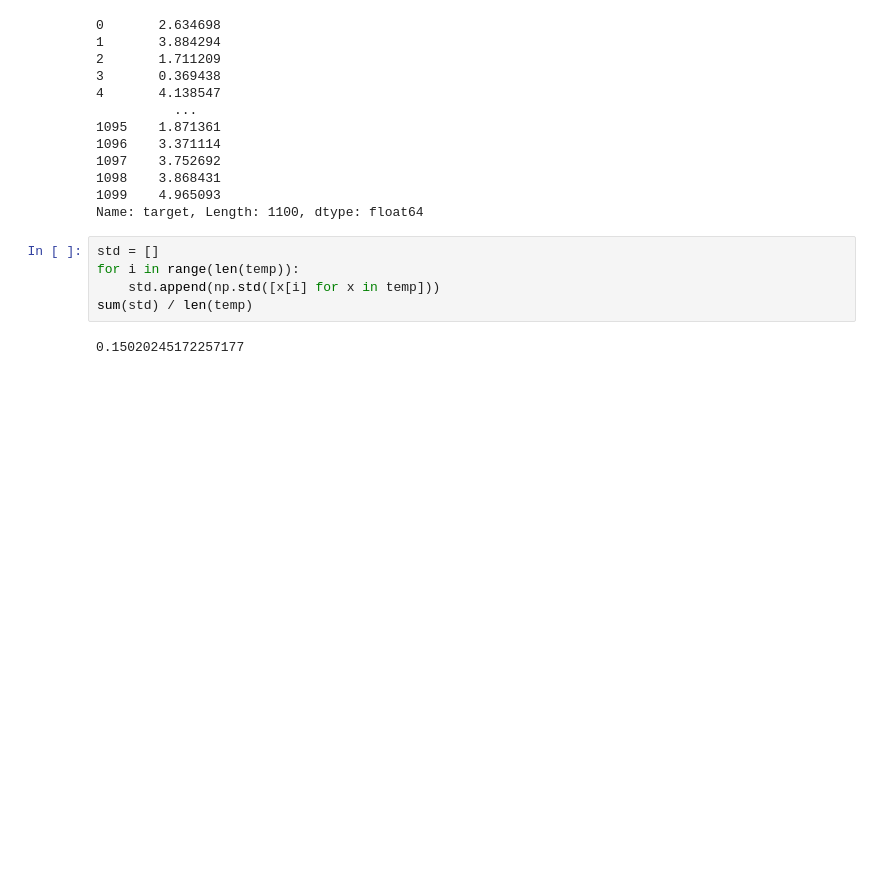
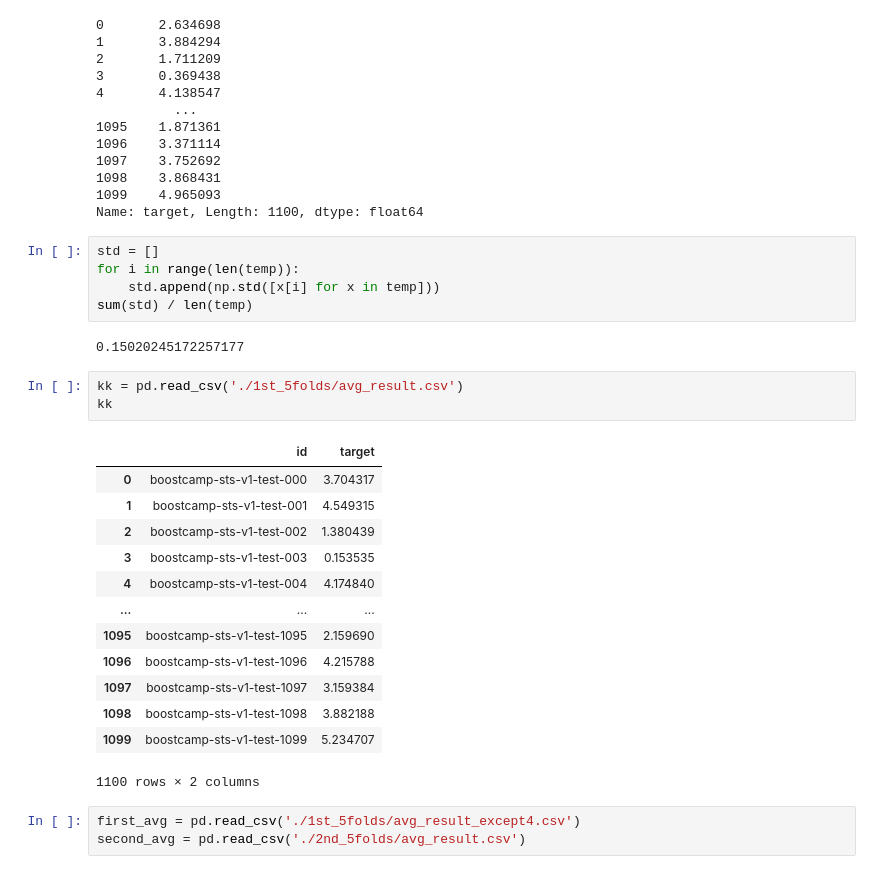
Before and after one commit to boostcampaitech4nlp1/level1_semantictextsimilarity_nlp-level1-nlp-08, a Jupyter notebook: result/kfold_result.ipynb, the cells around one changed output. Saved outputs shown, nothing was run; the diff lists cells and outputs as text; blank space fills up the shorter version.

```diff
--- a/result/kfold_result.ipynb
+++ b/result/kfold_result.ipynb
@@ -105,3 +140,23 @@ for i in range(len(temp)):
 sum(std) / len(temp)
 # %% [output]
 0.15020245172257177
+# %%
+kk = pd.read_csv('./1st_5folds/avg_result.csv')
+kk
+# %% [output]
+|  | id | target |
+| 0 | boostcamp-sts-v1-test-000 | 3.704317 |
+| 1 | boostcamp-sts-v1-test-001 | 4.549315 |
+| 2 | boostcamp-sts-v1-test-002 | 1.380439 |
+| 3 | boostcamp-sts-v1-test-003 | 0.153535 |
+| 4 | boostcamp-sts-v1-test-004 | 4.174840 |
+| ... | ... | ... |
+| 1095 | boostcamp-sts-v1-test-1095 | 2.159690 |
+| 1096 | boostcamp-sts-v1-test-1096 | 4.215788 |
+| 1097 | boostcamp-sts-v1-test-1097 | 3.159384 |
+| 1098 | boostcamp-sts-v1-test-1098 | 3.882188 |
+| 1099 | boostcamp-sts-v1-test-1099 | 5.234707 |
+1100 rows × 2 columns
+# %%
+first_avg = pd.read_csv('./1st_5folds/avg_result_except4.csv')
+second_avg = pd.read_csv('./2nd_5folds/avg_result.csv')
```
Also changed, not shown: parts of 11 cells of this notebook, 1 other file.
